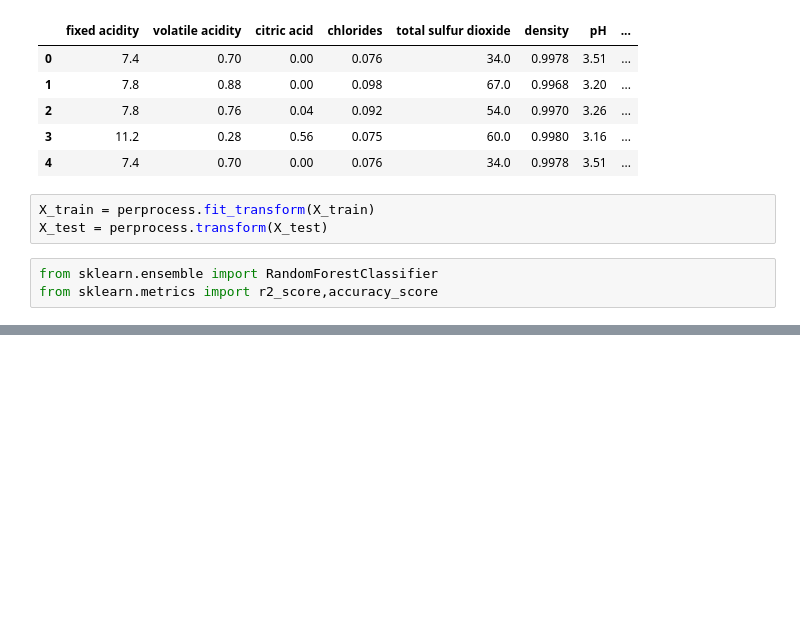
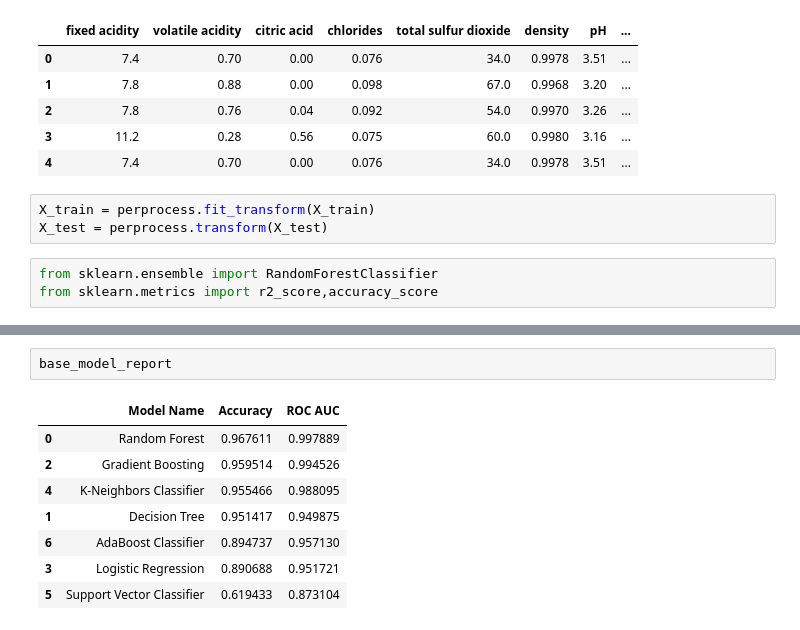
Before and after one commit to ldotmithu/FineWine-AI-Quality-Prediction-and-Personalized-Recommendations, a Jupyter notebook: notebook/trail.ipynb, the cells around one changed output, grey strips where cells are left out. Saved outputs shown, nothing was run; the diff lists cells and outputs as text; blank space fills up the shorter version.

```diff
--- a/notebook/trail.ipynb
+++ b/notebook/trail.ipynb
@@ -313,0 +458,11 @@ accuracy_score(y_test,prd)
+# %%
+base_model_report
+# %% [output]
+|  | Model Name | Accuracy | ROC AUC |
+| 0 | Random Forest | 0.967611 | 0.997889 |
+| 2 | Gradient Boosting | 0.959514 | 0.994526 |
+| 4 | K-Neighbors Classifier | 0.955466 | 0.988095 |
+| 1 | Decision Tree | 0.951417 | 0.949875 |
+| 6 | AdaBoost Classifier | 0.894737 | 0.957130 |
+| 3 | Logistic Regression | 0.890688 | 0.951721 |
+| 5 | Support Vector Classifier | 0.619433 | 0.873104 |
```
Also changed, not shown: parts of 10 cells of this notebook, 7 other files.
